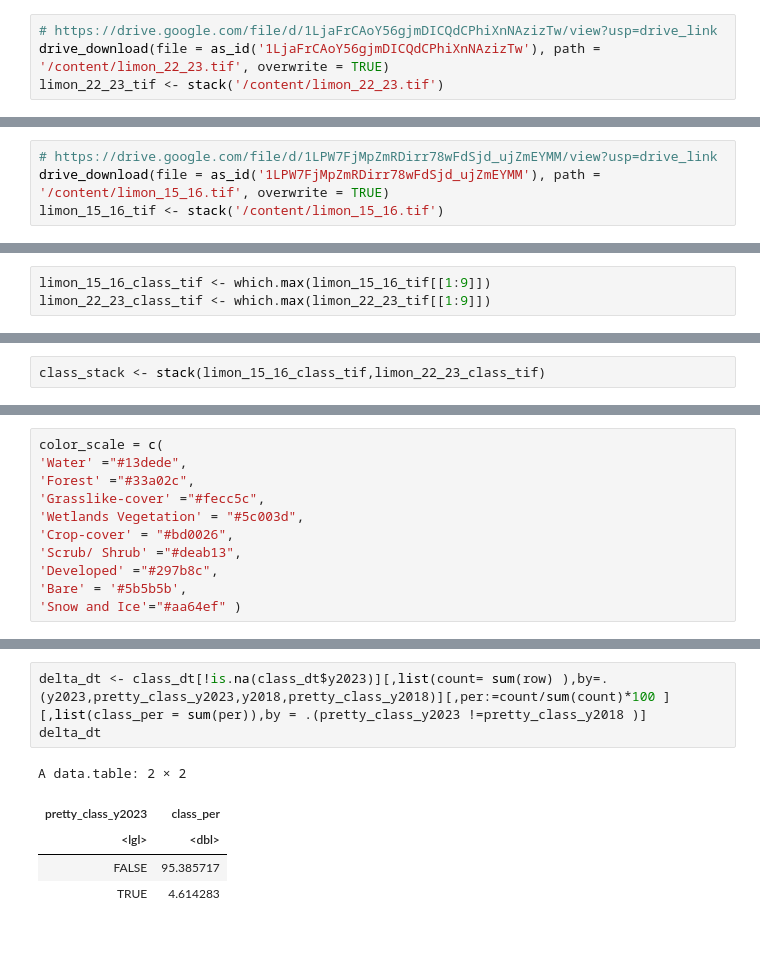
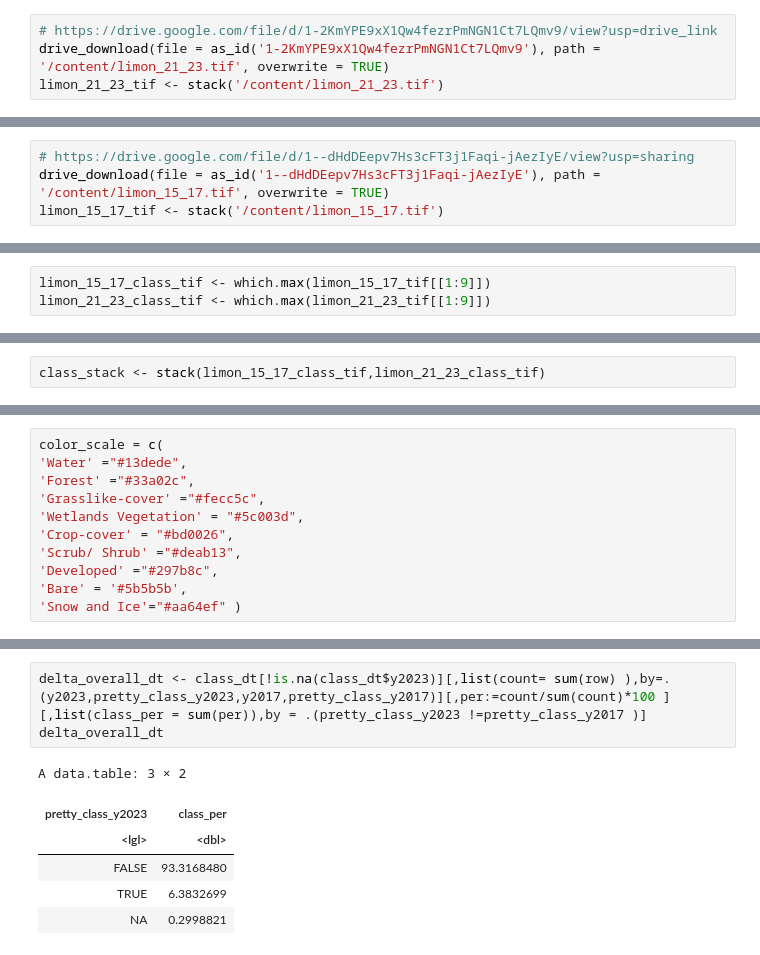
Before and after one commit to seismosmsr/machine_learning, a Jupyter notebook: costa_rica.ipynb, the cells around one changed output, grey strips where cells are left out. Drawn from its saved outputs; the diff is of its cells as text.

```diff
--- a/costa_rica.ipynb
+++ b/costa_rica.ipynb
@@ -59,4 +59,4 @@ Enter authorization code: eyJjb2RlIjoiNC8wQWZKb2hYbkF4SUN6VGpGZ0lHYWg5OGpSRzBib0
 # %%
-# https://drive.google.com/file/d/1LjaFrCAoY56gjmDICQdCPhiXnNAzizTw/view?usp=drive_link
-drive_download(file = as_id('1LjaFrCAoY56gjmDICQdCPhiXnNAzizTw'), path =  '/content/limon_22_23.tif', overwrite = TRUE)
-limon_22_23_tif <- stack('/content/limon_22_23.tif')
+# https://drive.google.com/file/d/1-2KmYPE9xX1Qw4fezrPmNGN1Ct7LQmv9/view?usp=drive_link
+drive_download(file = as_id('1-2KmYPE9xX1Qw4fezrPmNGN1Ct7LQmv9'), path =  '/content/limon_21_23.tif', overwrite = TRUE)
+limon_21_23_tif <- stack('/content/limon_21_23.tif')
@@ -72,4 +63,4 @@ Saved locally as:
 # %%
-# https://drive.google.com/file/d/1LPW7FjMpZmRDirr78wFdSjd_ujZmEYMM/view?usp=drive_link
-drive_download(file = as_id('1LPW7FjMpZmRDirr78wFdSjd_ujZmEYMM'), path =  '/content/limon_15_16.tif', overwrite = TRUE)
-limon_15_16_tif <- stack('/content/limon_15_16.tif')
+# https://drive.google.com/file/d/1--dHdDEepv7Hs3cFT3j1Faqi-jAezIyE/view?usp=sharing
+drive_download(file = as_id('1--dHdDEepv7Hs3cFT3j1Faqi-jAezIyE'), path =  '/content/limon_15_17.tif', overwrite = TRUE)
+limon_15_17_tif <- stack('/content/limon_15_17.tif')
@@ -136,4 +194,4 @@ Cannot preload entire working area of 84005660 cells with max_cells_in_memory =
 # %%
-limon_15_16_class_tif <- which.max(limon_15_16_tif[[1:9]])
-limon_22_23_class_tif <- which.max(limon_22_23_tif[[1:9]])
+limon_15_17_class_tif <- which.max(limon_15_17_tif[[1:9]])
+limon_21_23_class_tif <- which.max(limon_21_23_tif[[1:9]])
 # %%
@@ -142,4 +200,4 @@ limon_22_23_class_tif %>% writeRaster('/content/limon_22_23_classed.tif',overwri
 # %%
-class_stack <- stack(limon_15_16_class_tif,limon_22_23_class_tif)
+class_stack <- stack(limon_15_17_class_tif,limon_21_23_class_tif)
 # %%
 class_dt <- values(class_stack) %>% data.table
@@ -196,12 +254,13 @@ Warning message in to_lodes_form(data = data, axes = axis_ind, discern = params$
 # %%
-delta_dt <- class_dt[!is.na(class_dt$y2023)][,list(count= sum(row) ),by=.(y2023,pretty_class_y2023,y2018,pretty_class_y2018)][,per:=count/sum(count)*100 ][,list(class_per = sum(per)),by = .(pretty_class_y2023 !=pretty_class_y2018 )]
-delta_dt
+delta_overall_dt <- class_dt[!is.na(class_dt$y2023)][,list(count= sum(row) ),by=.(y2023,pretty_class_y2023,y2017,pretty_class_y2017)][,per:=count/sum(count)*100 ][,list(class_per = sum(per)),by = .(pretty_class_y2023 !=pretty_class_y2017 )]
+delta_overall_dt
 # %% [output]
-A data.table: 2 × 2
+A data.table: 3 × 2
 | pretty_class_y2023 | class_per |
 | <lgl> | <dbl> |
-| FALSE | 95.385717 |
-| TRUE | 4.614283 |
+| FALSE | 93.3168480 |
+| TRUE | 6.3832699 |
+| NA | 0.2998821 |
 # %%
 # class_dt[!is.na(class_dt$y2018)][,list(count= sum(row) ),by=.(y2018,pretty_class_y2018)][,per:=(count/sum(count)*100) %>% round] %>% print
 
```
Also changed, not shown: parts of 37 cells of this notebook.
